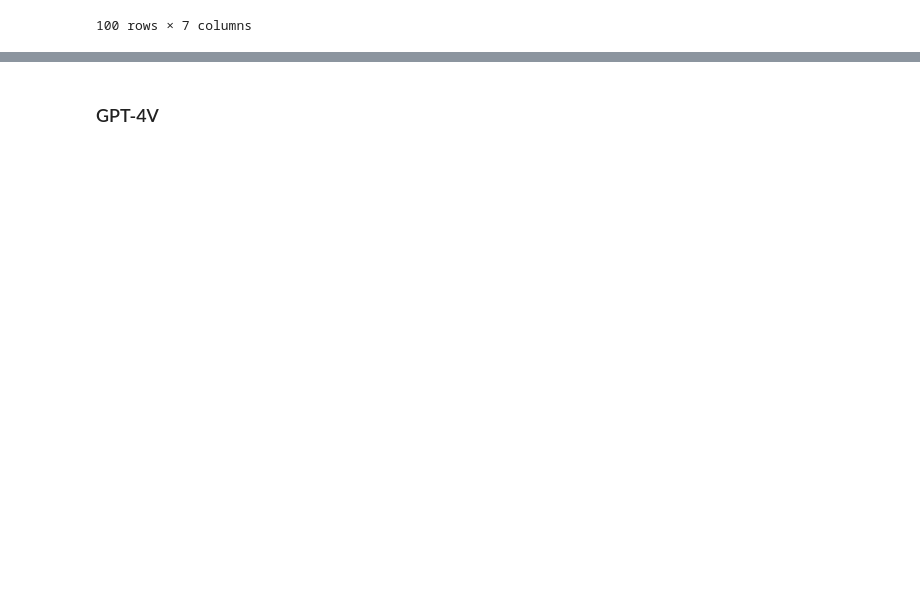
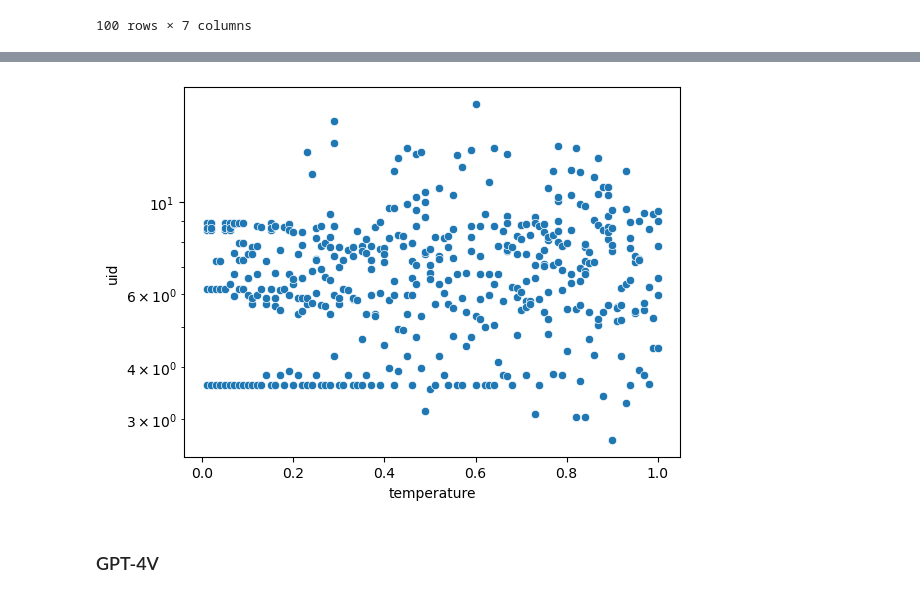
Before and after one commit to zimine/anlp23_project, a Jupyter notebook: project_torch.ipynb, the cells around one changed output, grey strips where cells are left out. Cells and saved outputs as stored; diff of their text form; code cells hidden in the pictures; blank space fills up the shorter version.

```diff
--- a/project_torch.ipynb
+++ b/project_torch.ipynb
@@ -242,3 +347,8 @@ fulldf
+# %%
+sns.scatterplot(data=fulldf, x='temperature', y='uid')
+import matplotlib.pyplot as plt
+# %% [output]
+[figure, added]
 # %% [markdown]
 ### GPT-4V
 # %%
```
Also changed, not shown: parts of 38 cells of this notebook, 1 other file.
